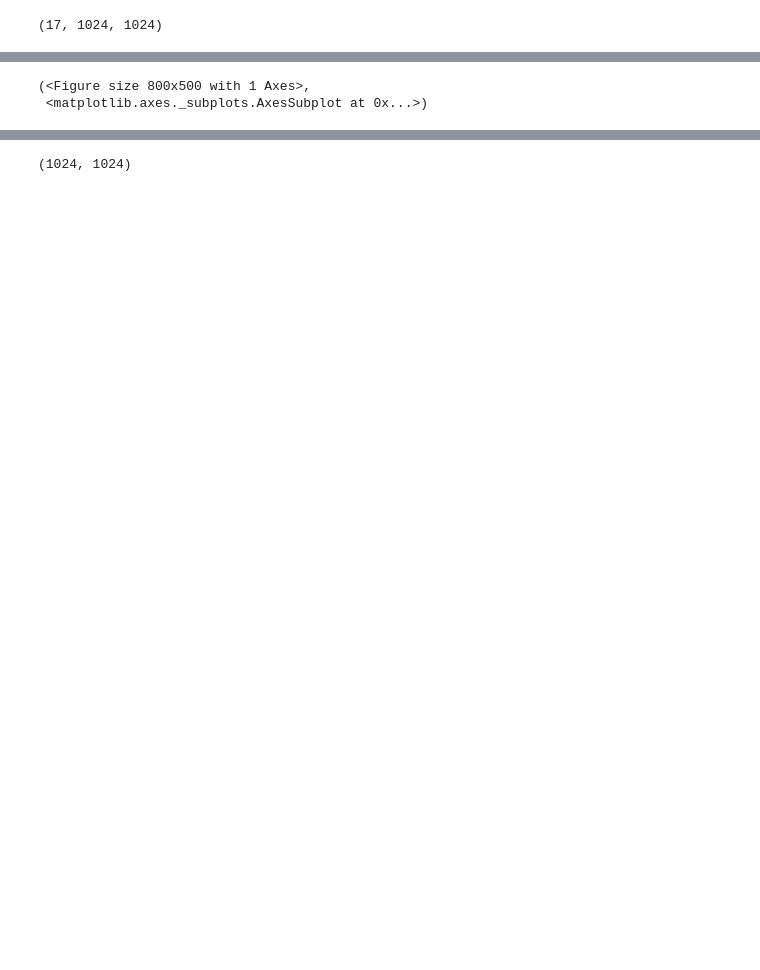
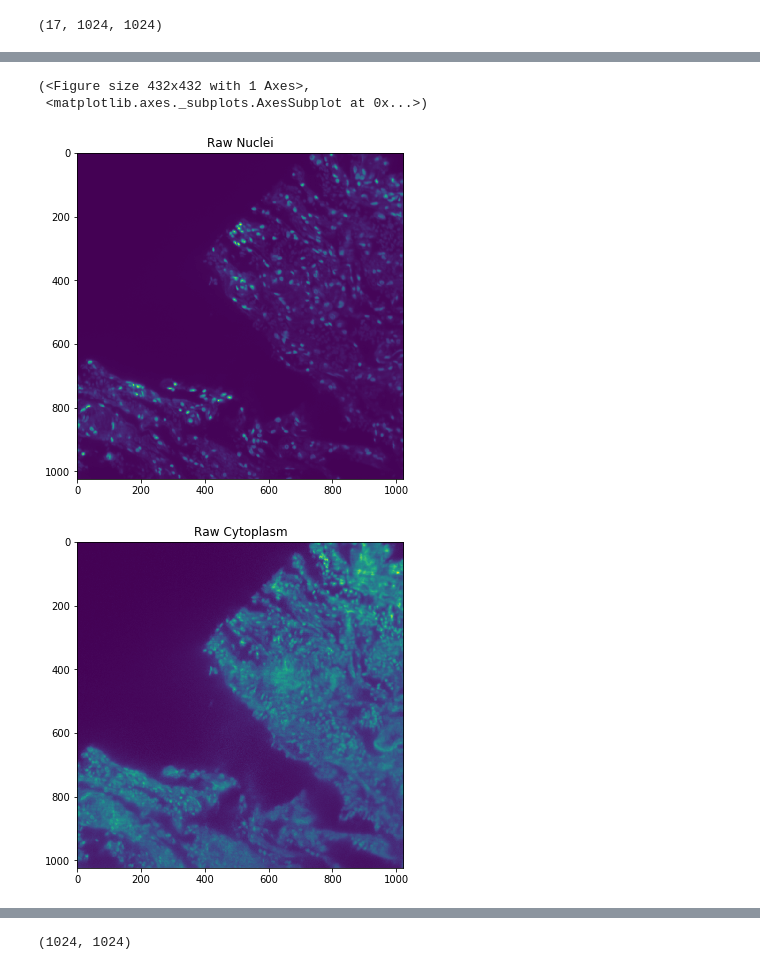
Before and after one commit to serrob23/falsecolor, a Jupyter notebook: Example/GPU examples.ipynb, the cells around one changed output, grey strips where cells are left out. Drawn from its saved outputs; the diff is of its cells as text; code cells hidden in the pictures; blank space fills up the shorter version.

```diff
--- a/Example/GPU examples.ipynb
+++ b/Example/GPU examples.ipynb
@@ -46,6 +47,6 @@ print(lung_nuclei.shape)
 (17, 1024, 1024)
 # %%
 #View raw data
-ViewImage(lung_nuclei[0], title = 'Nuclei', figsize = (8,5))
-ViewImage(lung_cyto[0], title = 'Cytoplasm', figsize = (8,5))
+ViewImage(lung_nuclei[0], title = 'Raw Nuclei', figsize = (6,6))
+ViewImage(lung_cyto[0], title = 'Raw Cytoplasm', figsize = (6,6))
 # %% [output]
@@ -56,2 +53,4 @@ ViewImage(lung_cyto[0], title = 'Cytoplasm', figsize = (8,5))
-(<Figure size 800x500 with 1 Axes>,
+(<Figure size 432x432 with 1 Axes>,
  <matplotlib.axes._subplots.AxesSubplot at 0x...>)
+[figure, added]
+[figure, added]
```
Also changed, not shown: parts of 18 cells of this notebook.
